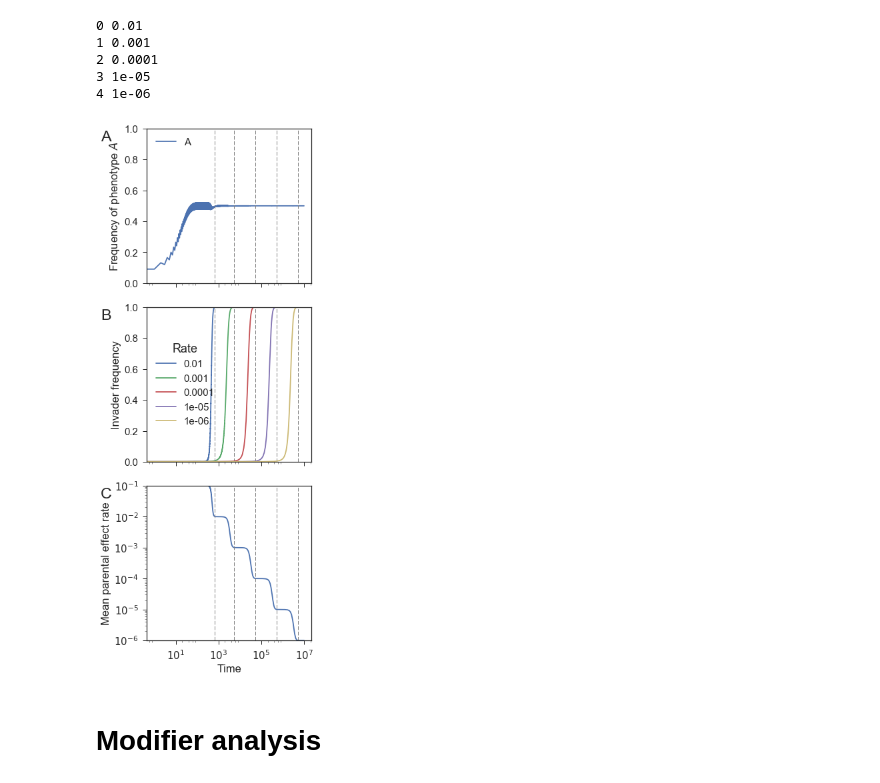
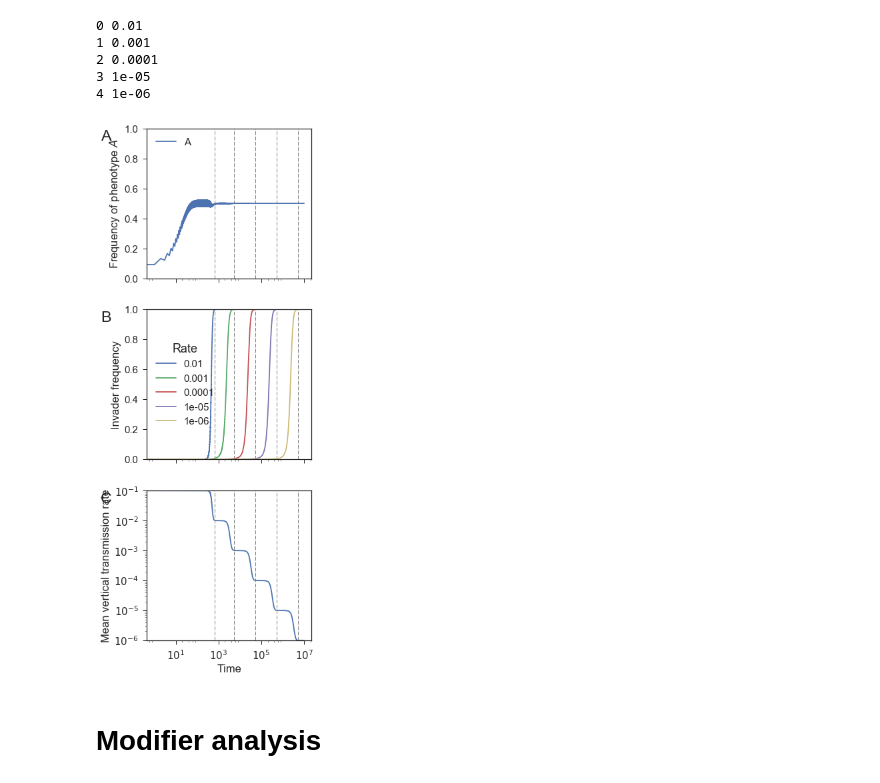
Before and after one commit to yoavram/Milpitas, a Jupyter notebook: notebooks/modifiers recursion.ipynb, the cells around one changed output. Cells and saved outputs as stored; diff of their text form; code cells hidden in the pictures.

```diff
--- a/notebooks/modifiers recursion.ipynb
+++ b/notebooks/modifiers recursion.ipynb
@@ -105,25 +105,25 @@ for i, inv in enumerate(invasions):
 # %%
 fig, axes = plt.subplots(3, 1, figsize=(5, 12), sharey=False, sharex=True)
 axes[0].plot(p*x + q*y, label='A')
 # axes[0].axhline(e, ls='--', color='gray')
 axes[2].plot(rate)
 t = 0
 for i, inv in enumerate(invasions):
     for j in range(3): axes[j].axvline(inv, ls='--', lw=1, color='gray')
     axes[1].plot(q[t:inv], label='{:.2g}'.format(ρ0/(10**(i+1))))
     t = inv
 axes[0].set(ylim=(0,1), ylabel='Frequency of phenotype $A$')
 axes[0].legend()
 axes[1].set(ylim=(0,1), ylabel='Invader frequency')
 axes[1].legend(title='Rate')
-axes[2].set(ylabel='Mean parental effect rate', yscale='log', xlabel='Time', xscale='log', ylim=(rate.min(), rate.max()))
+axes[2].set(ylabel='Mean vertical transmission rate', yscale='log', xlabel='Time', xscale='log', ylim=(rate.min(), rate.max()))
 
 fig_panel_labels(axes, xcoord=-0.28)
 fig.tight_layout()
 
 fig.savefig('../figures/A1B1_modifier_invasions.pdf')
 # %% [output]
-[figure, old version]
+[figure, new version]
 # %% [markdown]
 # Modifier analysis
 # %%
```
Also changed, not shown: parts of 1 cell of this notebook.
